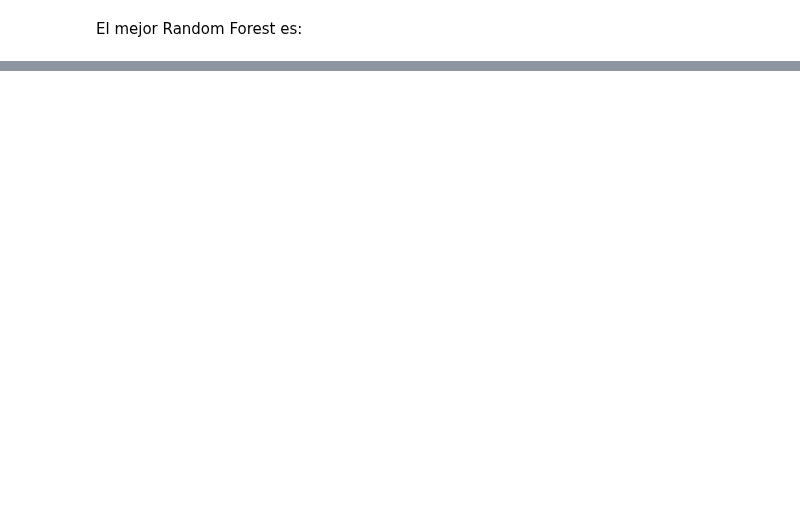
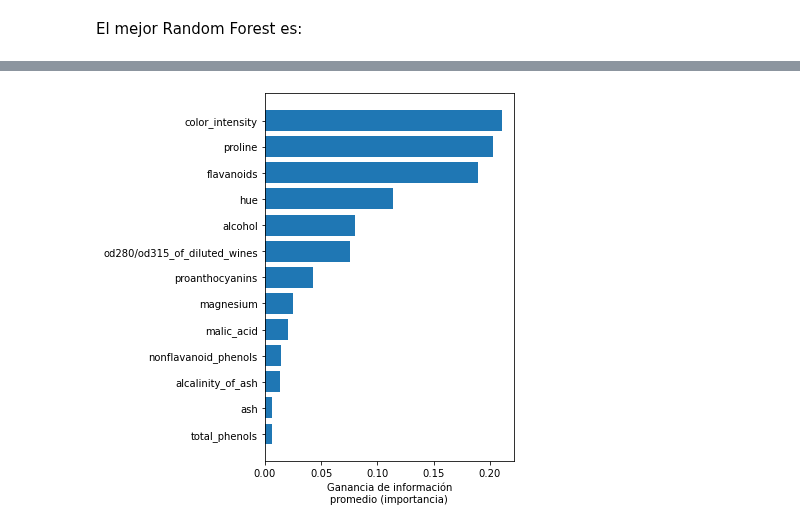
Before and after one commit to phuijse/MachineLearningBook, a Jupyter notebook: contents/supervised_learning/ensembles.ipynb, the cells around one changed output, grey strips where cells are left out. Saved outputs shown, nothing was run; the diff lists cells and outputs as text; code cells hidden in the pictures; blank space fills up the shorter version.

```diff
--- a/contents/supervised_learning/ensembles.ipynb
+++ b/contents/supervised_learning/ensembles.ipynb
@@ -111,0 +257,12 @@ display(rfs.best_score_)
+# %%
+import numpy as np
+from sklearn.datasets import load_wine
+from sklearn.model_selection import train_test_split
+
+data_struct = load_wine()
+X = data_struct.data
+y = data_struct.target
+X_names = data_struct.feature_names
+
+np.random.seed(0)
+X_train, X_test, y_train, y_test = train_test_split(X, y, train_size=0.7, test_size=0.3)
@@ -111,0 +271,11 @@ display(rfs.best_score_)
+# %%
+from sklearn.ensemble import GradientBoostingClassifier
+from sklearn.model_selection import GridSearchCV
+
+params = {'learning_rate': [0.1, 0.2, 0.5],
+          'max_depth': [1, 5, 10, 20],
+          'n_estimators': [1, 10, 20, 50, 100]}
+
+model = GradientBoostingClassifier(loss='deviance')
+validator = GridSearchCV(model, params, cv=3, refit=True)
+validator.fit(X_train, y_train)
@@ -111,0 +458,10 @@ display(rfs.best_score_)
+# %%
+from sklearn.ensemble import RandomForestClassifier
+
+params = {'criterion':('entropy', 'gini'),
+          'max_depth':[1, 5, 10, 20, None],
+          'n_estimators': [1, 10, 20, 50, 100]}
+
+model = RandomForestClassifier(n_jobs=4)
+validator = GridSearchCV(model, params, cv=3, refit=True)
+validator.fit(X_train, y_train)
@@ -165,0 +500,3 @@ Estado del arte en clasificación de datos estructurados (tablas)
+# %%
+best_rf =  validator.best_estimator_
+print(classification_report(y_test, best_rf.predict(X_test)))
@@ -165,0 +533,11 @@ Estado del arte en clasificación de datos estructurados (tablas)
+# %%
+%matplotlib inline
+import matplotlib.pyplot as plt
+
+idx_sort = np.argsort(best_rf.feature_importances_)
+
+fig, ax = plt.subplots(figsize=(6, 6), tight_layout=True)
+ax.barh(np.array(X_names)[idx_sort], best_rf.feature_importances_[idx_sort], align='center')
+ax.set_xlabel('Ganancia de información\npromedio (importancia)');
+# %% [output]
+[figure, added]
```
Also changed, not shown: parts of 51 cells of this notebook, 3 other files.
